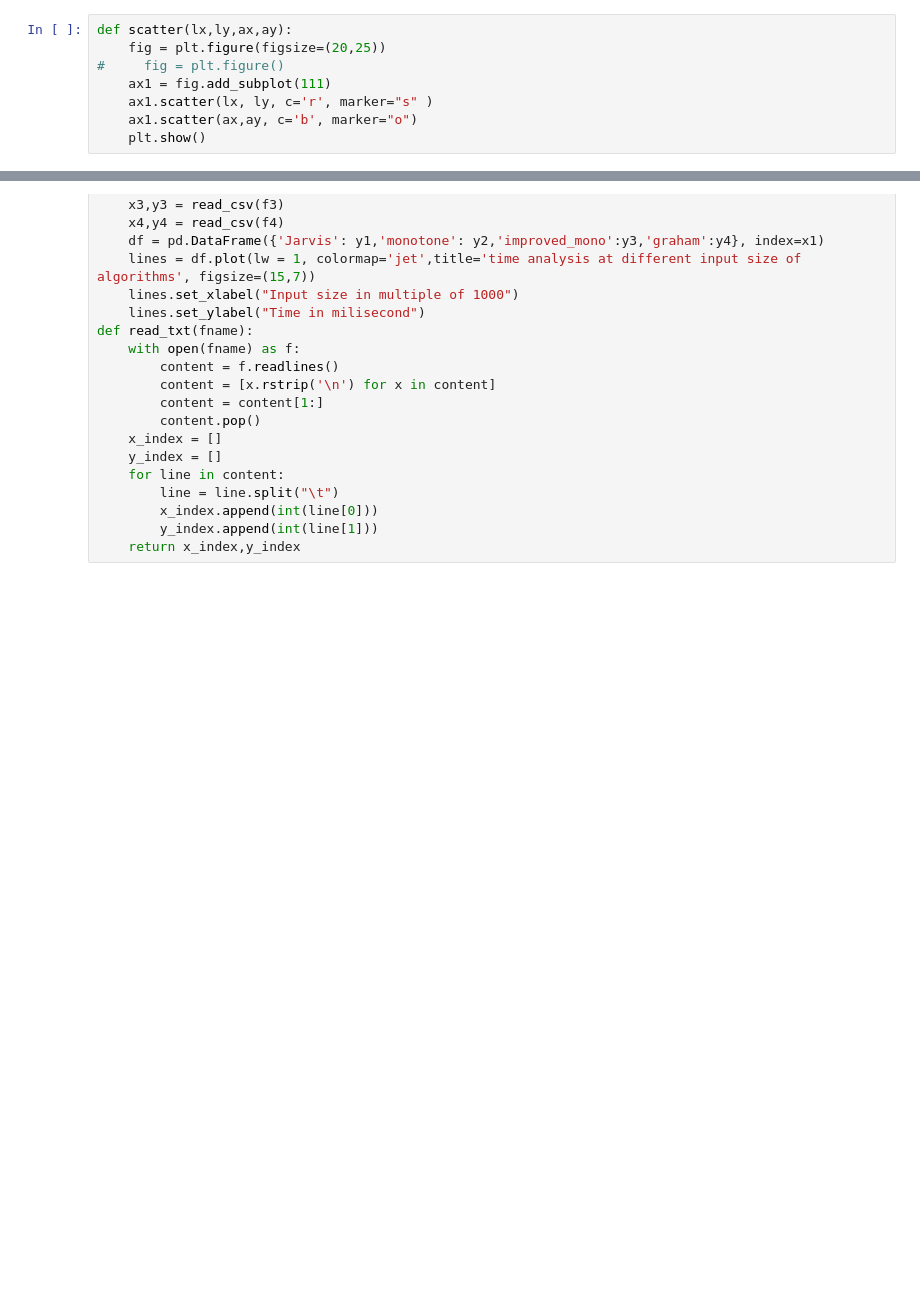
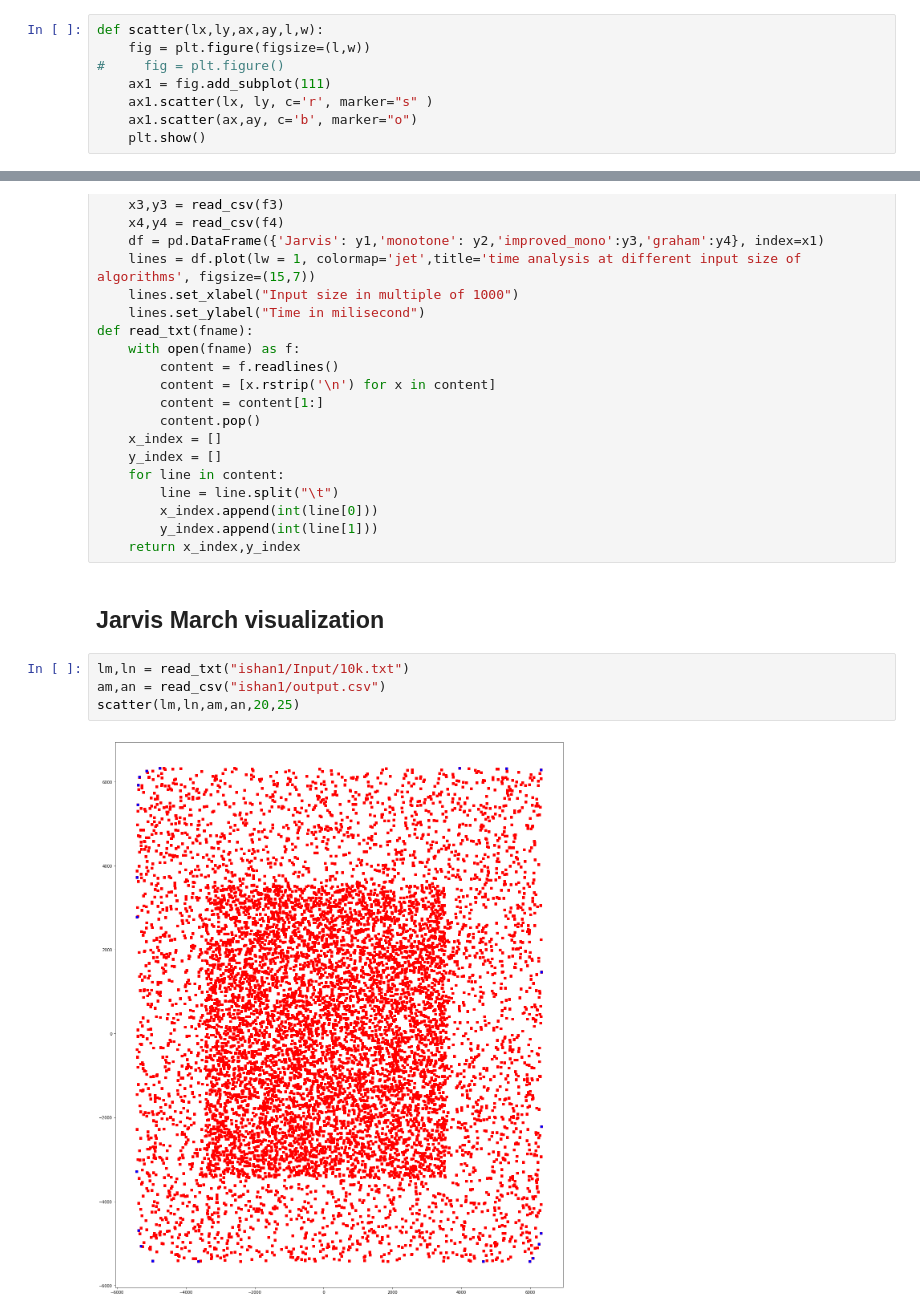
Before and after one commit to ishan16696/ConvexHULL-Optimisation, a Jupyter notebook: graph.ipynb, the cells around one changed output, grey strips where cells are left out. Drawn from its saved outputs; the diff is of its cells as text; blank space fills up the shorter version.

```diff
--- a/graph.ipynb
+++ b/graph.ipynb
@@ -41,6 +27,6 @@ file1.close()
 # %%
-def scatter(lx,ly,ax,ay):
-    fig = plt.figure(figsize=(20,25))
+def scatter(lx,ly,ax,ay,l,w):
+    fig = plt.figure(figsize=(l,w))
 #     fig = plt.figure()
     ax1 = fig.add_subplot(111)
     ax1.scatter(lx, ly, c='r', marker="s" )
@@ -80,3 +66,11 @@ def read_txt(fname):
         x_index.append(int(line[0]))
         y_index.append(int(line[1]))
     return x_index,y_index
+# %% [markdown]
+## Jarvis March visualization
+# %%
+lm,ln = read_txt("ishan1/Input/10k.txt")
+am,an = read_csv("ishan1/output.csv")
+scatter(lm,ln,am,an,20,25)
+# %% [output]
+[figure, added]
```
Also changed, not shown: parts of 16 cells of this notebook, 34 other files.
